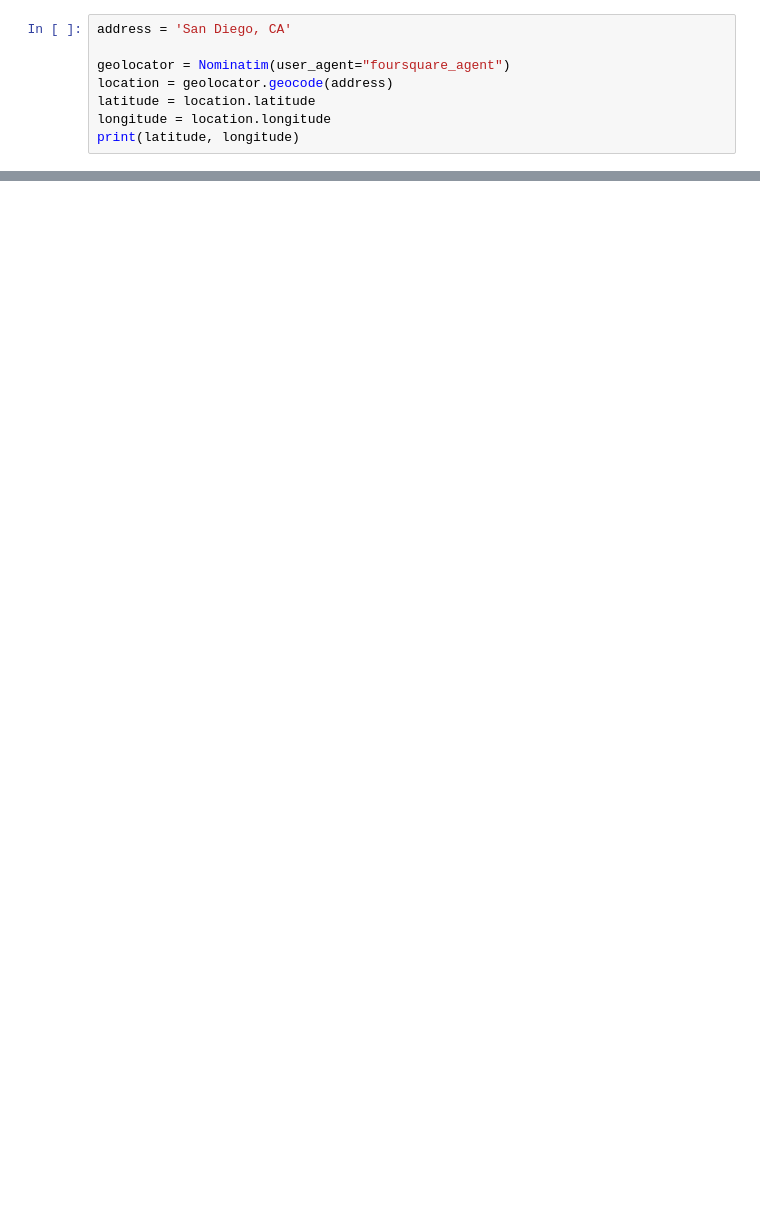
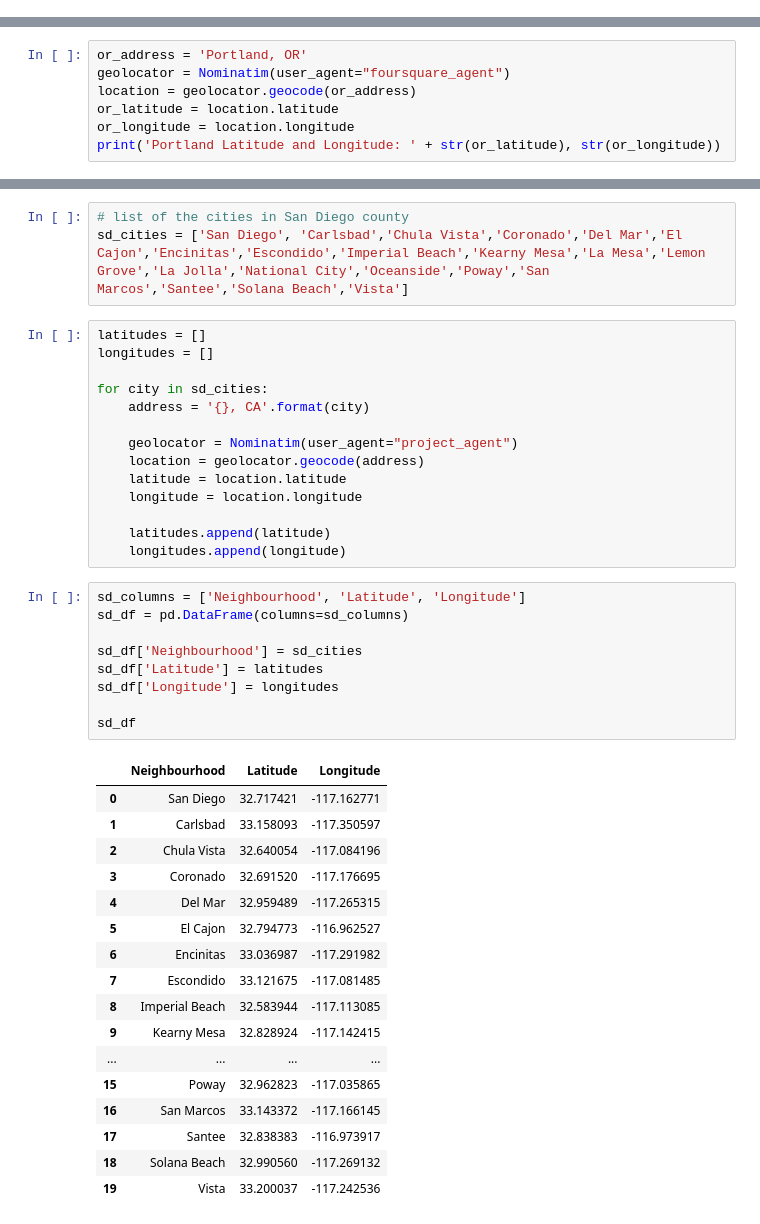
Before and after one commit to aamassou/ibm-capstone, a Jupyter notebook: capstone-week2.ipynb, the cells around one changed output, grey strips where cells are left out. Saved outputs shown, nothing was run; the diff lists cells and outputs as text; blank space fills up the shorter version.

```diff
--- a/capstone-week2.ipynb
+++ b/capstone-week2.ipynb
@@ -42,8 +41,0 @@ CLIENT_SECRET:XO4GLCC24QSW1NAYQU155XJOC5LT3O50IXMXD15RXTZYCUWR
-# %%
-address = 'San Diego, CA'
-
-geolocator = Nominatim(user_agent="foursquare_agent")
-location = geolocator.geocode(address)
-latitude = location.latitude
-longitude = location.longitude
-print(latitude, longitude)
@@ -188,0 +73,7 @@ zips.set_index('Zip Code')
+# %%
+or_address = 'Portland, OR'
+geolocator = Nominatim(user_agent="foursquare_agent")
+location = geolocator.geocode(or_address)
+or_latitude = location.latitude
+or_longitude = location.longitude
+print('Portland Latitude and Longitude: ' + str(or_latitude), str(or_longitude))
@@ -188,0 +464,44 @@ zips.set_index('Zip Code')
+# %%
+# list of the cities in San Diego county
+sd_cities = ['San Diego', 'Carlsbad','Chula Vista','Coronado','Del Mar','El Cajon','Encinitas','Escondido','Imperial Beach','Kearny Mesa','La Mesa','Lemon Grove','La Jolla','National City','Oceanside','Poway','San Marcos','Santee','Solana Beach','Vista']
+# %%
+latitudes = []
+longitudes = []
+
+for city in sd_cities:
+    address = '{}, CA'.format(city)
+
+    geolocator = Nominatim(user_agent="project_agent")
+    location = geolocator.geocode(address)
+    latitude = location.latitude
+    longitude = location.longitude
+
+    latitudes.append(latitude)
+    longitudes.append(longitude)
+# %%
+sd_columns = ['Neighbourhood', 'Latitude', 'Longitude']
+sd_df = pd.DataFrame(columns=sd_columns)
+
+sd_df['Neighbourhood'] = sd_cities
+sd_df['Latitude'] = latitudes
+sd_df['Longitude'] = longitudes
+
+sd_df
+# %% [output]
+|  | Neighbourhood | Latitude | Longitude |
+| 0 | San Diego | 32.717421 | -117.162771 |
+| 1 | Carlsbad | 33.158093 | -117.350597 |
+| 2 | Chula Vista | 32.640054 | -117.084196 |
+| 3 | Coronado | 32.691520 | -117.176695 |
+| 4 | Del Mar | 32.959489 | -117.265315 |
+| 5 | El Cajon | 32.794773 | -116.962527 |
+| 6 | Encinitas | 33.036987 | -117.291982 |
+| 7 | Escondido | 33.121675 | -117.081485 |
+| 8 | Imperial Beach | 32.583944 | -117.113085 |
+| 9 | Kearny Mesa | 32.828924 | -117.142415 |
+| ... | ... | ... | ... |
+| 15 | Poway | 32.962823 | -117.035865 |
+| 16 | San Marcos | 33.143372 | -117.166145 |
+| 17 | Santee | 32.838383 | -116.973917 |
+| 18 | Solana Beach | 32.990560 | -117.269132 |
+| 19 | Vista | 33.200037 | -117.242536 |
```
Also changed, not shown: parts of 81 cells of this notebook.
